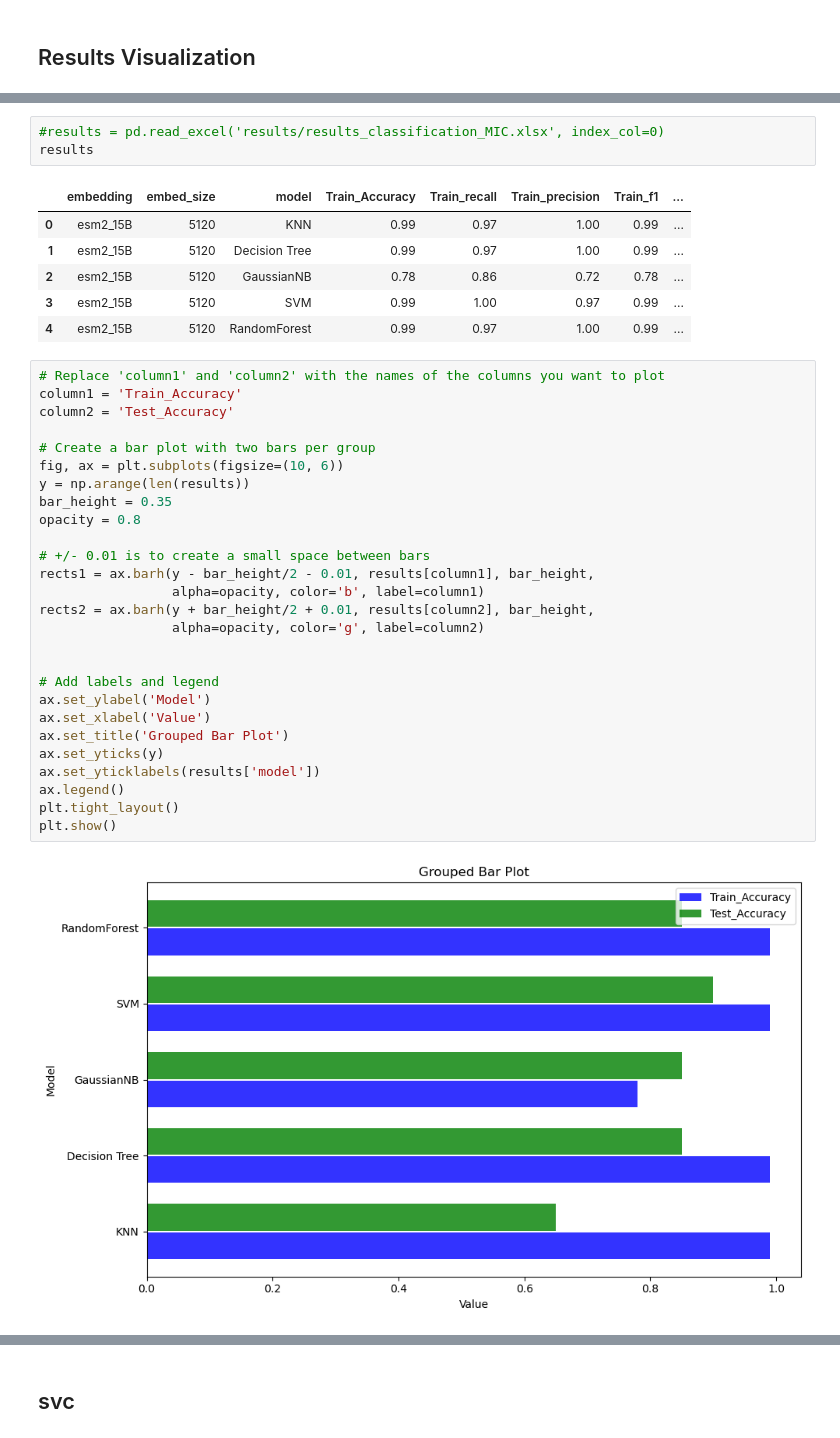
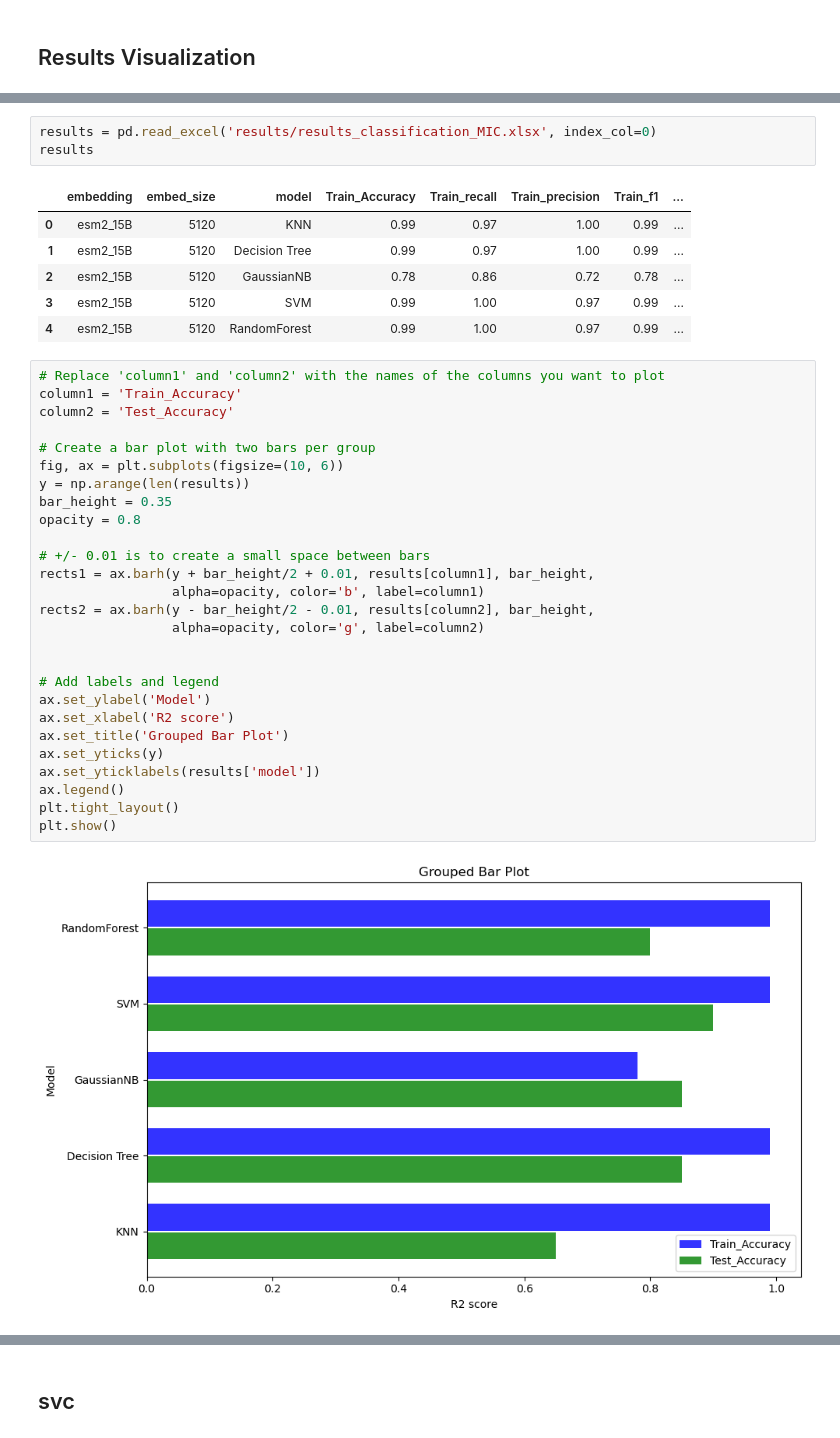
Before and after one commit to ziul-bio/DMS_ML_AMP, a Jupyter notebook: 06_Activity_model.ipynb, the cells around one changed output, grey strips where cells are left out. Cells and saved outputs as stored; diff of their text form.

```diff
--- a/06_Activity_model.ipynb
+++ b/06_Activity_model.ipynb
@@ -222,5 +270,5 @@ Test Accuracy: 0.85, Test Recall: 0.91, Test Precision: 0.83
 # %%
-#results = pd.read_excel('results/results_classification_MIC.xlsx', index_col=0)
+results = pd.read_excel('results/results_classification_MIC.xlsx', index_col=0)
 results
 # %% [output]
 |  | embedding | embed_size | model | Train_Accuracy | Train_recall | Train_precision | Train_f1 | ... |
@@ -228,36 +276,36 @@ results
 | 1 | esm2_15B | 5120 | Decision Tree | 0.99 | 0.97 | 1.00 | 0.99 | ... |
 | 2 | esm2_15B | 5120 | GaussianNB | 0.78 | 0.86 | 0.72 | 0.78 | ... |
 | 3 | esm2_15B | 5120 | SVM | 0.99 | 1.00 | 0.97 | 0.99 | ... |
-| 4 | esm2_15B | 5120 | RandomForest | 0.99 | 0.97 | 1.00 | 0.99 | ... |
+| 4 | esm2_15B | 5120 | RandomForest | 0.99 | 1.00 | 0.97 | 0.99 | ... |
 # %%
 # Replace 'column1' and 'column2' with the names of the columns you want to plot
 column1 = 'Train_Accuracy'
 column2 = 'Test_Accuracy'
 
 # Create a bar plot with two bars per group
 fig, ax = plt.subplots(figsize=(10, 6))
 y = np.arange(len(results))
 bar_height = 0.35
 opacity = 0.8
 
 # +/- 0.01 is to create a small space between bars
-rects1 = ax.barh(y - bar_height/2 - 0.01, results[column1], bar_height,
+rects1 = ax.barh(y + bar_height/2 + 0.01, results[column1], bar_height,
                  alpha=opacity, color='b', label=column1)
-rects2 = ax.barh(y + bar_height/2 + 0.01, results[column2], bar_height,
+rects2 = ax.barh(y - bar_height/2 - 0.01, results[column2], bar_height,
                  alpha=opacity, color='g', label=column2)
 
 
 # Add labels and legend
 ax.set_ylabel('Model')
-ax.set_xlabel('Value')
+ax.set_xlabel('R2 score')
 ax.set_title('Grouped Bar Plot')
 ax.set_yticks(y)
 ax.set_yticklabels(results['model'])
 ax.legend()
 plt.tight_layout()
 plt.show()
 # %% [output]
-[figure, old version]
+[figure, new version]
 # %% [markdown]
 ## Fine Tunning Model with best hyperparameter found with Gridsearch
 
```
Also changed, not shown: parts of 7 cells of this notebook, 2 other files.
